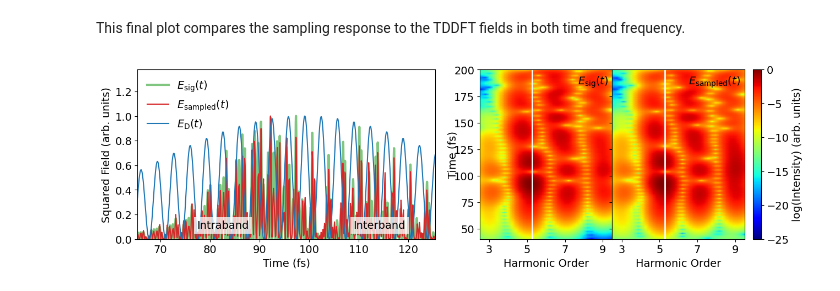
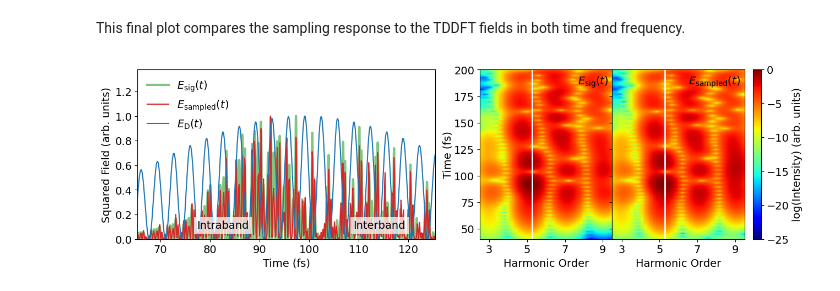
Before and after one commit to qnngroup/manu-uncovering-extreme-nonlinear-dynamics-in-solids-through-time-domain-field-analysis, a Jupyter notebook: analysis-and-plots.ipynb, the cells around one changed output. Drawn from its saved outputs; the diff is of its cells as text; code cells hidden in the pictures.

Commit message:
updated for revision to sampling figure

```diff
--- a/analysis-and-plots.ipynb
+++ b/analysis-and-plots.ipynb
@@ -915,7 +915,7 @@ plt.pcolormesh(f_norm_simulated[0:50], t_spec_simulated + t_fs_center,
 
 
 plt.xlabel('Harmonic Order', fontsize=14)
-plt.ylabel('Time (fs)', fontsize=14, labelpad=-5)
+plt.ylabel('Time (fs)', fontsize=14, labelpad=1)
 #cbar = plt.colorbar()
 #plt.clim(-20, -5)
 plt.clim(-25, 0)
@@ -948,31 +948,31 @@ plt.xlabel('Harmonic Order', fontsize=14)
 
 cbar = plt.colorbar()
 
 plt.clim(-25, 0)
 plt.ylim(-60 + t_fs_center, 100 + t_fs_center)
 plt.xlim(2.5, 9.5)
 
 plt.tick_params(labelsize=14)
 cbar.ax.tick_params(labelsize=14)
 cbar.ax.set_ylabel('log(Intensity) (arb. units)', fontsize=14)
 
 #Turn off y-label of right plot as this axis is shared:
 plt.tick_params('y', labelleft=False)
 ax3.set_xticks([3,5,7,9])
 
 
 photon_energy = f_harm*1e15*2*np.pi*pcSI.hbar/pcSI.evcon #Find photon energy of driver in eV
 plt.axvline(BG/photon_energy, linewidth=2, color='white')
 
 plt.text(0.97, 0.925, r'$E_\mathrm{sampled}(t)$',
          horizontalalignment='right',
          verticalalignment='center',
          transform=ax3.transAxes,
          fontsize=14,
          color='black',
          bbox=dict(facecolor='white', alpha=0.0, edgecolor='none'));
 
 plt.savefig('sampled-vs-tddft-fields-2-um-high-wide.pdf', bbox_inches='tight');
 plt.savefig('sampled-vs-tddft-fields-2-um-high-wide.png', bbox_inches='tight', dpi=300);
 # %% [output]
-[figure, old version]
+[figure, new version]
```
Also changed, not shown: 3 other files.
